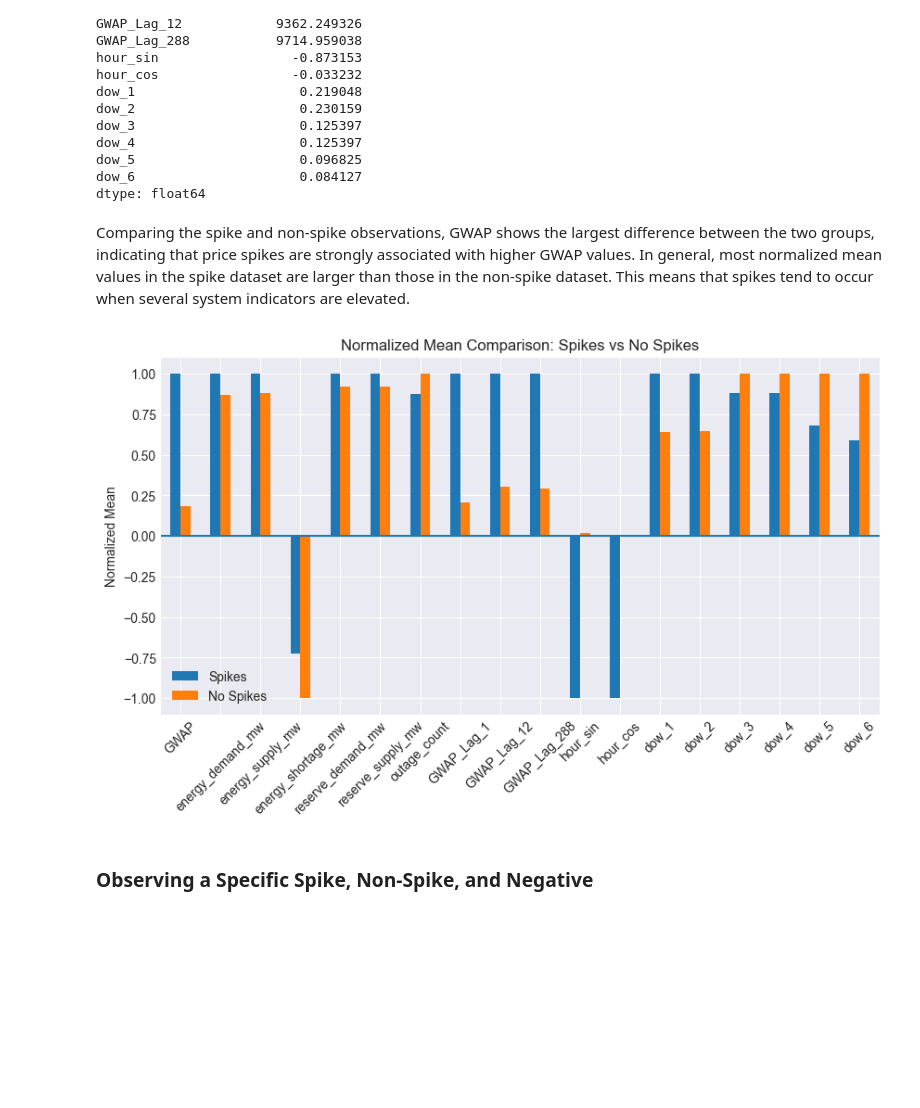
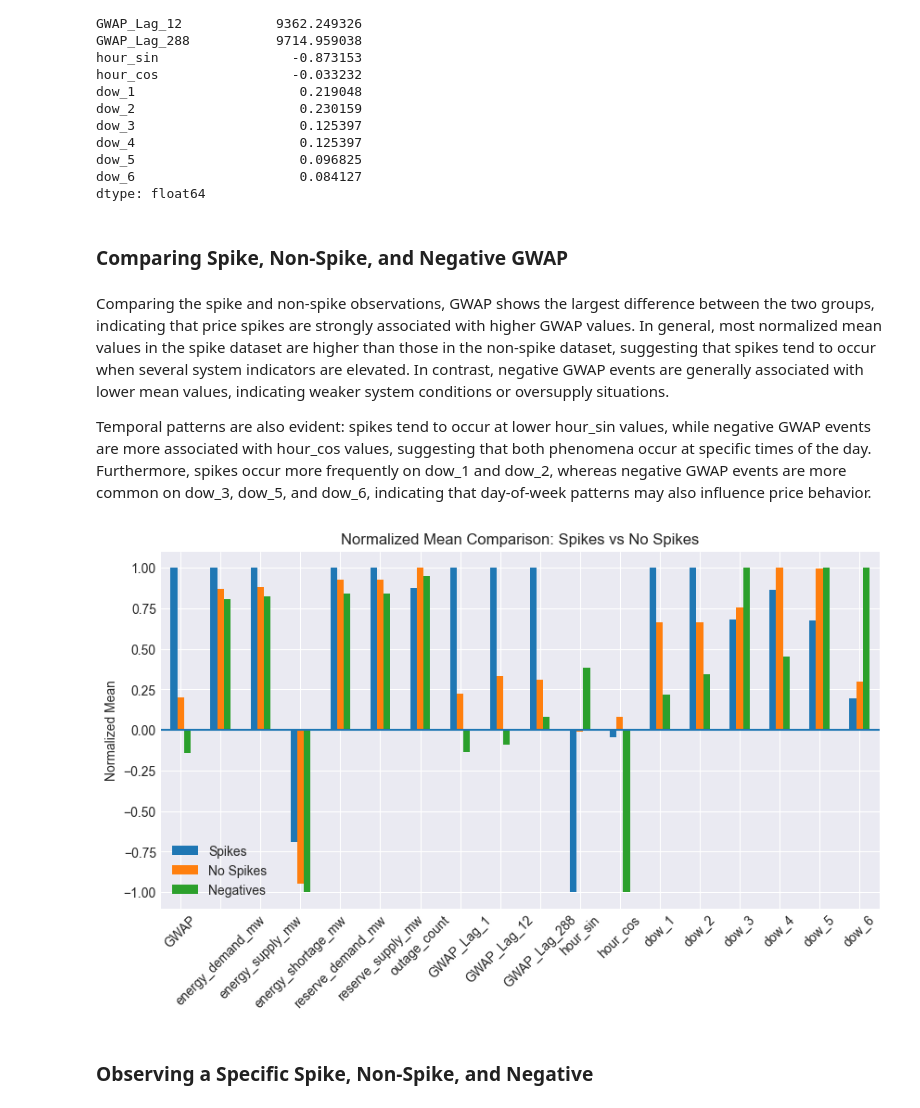
Before and after one commit to haniellejermayn/wesm-price-prediction, a Jupyter notebook: 02_EDA.ipynb, the cells around one changed output. Drawn from its saved outputs; the diff is of its cells as text; code cells hidden in the pictures; blank space fills up the shorter version.

Commit message:
ongoing: gwap comparisons

```diff
--- a/02_EDA.ipynb
+++ b/02_EDA.ipynb
@@ -340,25 +375,33 @@ dow_4                     0.125397
 dow_5                     0.096825
 dow_6                     0.084127
 dtype: float64
+# %% [markdown]
+### Comparing Spike, Non-Spike, and Negative GWAP
 # %% [markdown]
-Comparing the spike and non-spike observations, GWAP shows the largest difference between the two groups, indicating that price spikes are strongly associated with higher GWAP values. In general, most normalized mean values in the spike dataset are larger than those in the non-spike dataset. This means that spikes tend to occur when several system indicators are elevated.
+Comparing the spike and non-spike observations, GWAP shows the largest difference between the two groups, indicating that price spikes are strongly associated with higher GWAP values. In general, most normalized mean values in the spike dataset are higher than those in the non-spike dataset, suggesting that spikes tend to occur when several system indicators are elevated. In contrast, negative GWAP events are generally associated with lower mean values, indicating weaker system conditions or oversupply situations.
+
+Temporal patterns are also evident: spikes tend to occur at lower hour_sin values, while negative GWAP events are more associated with hour_cos values, suggesting that both phenomena occur at specific times of the day. Furthermore, spikes occur more frequently on dow_1 and dow_2, whereas negative GWAP events are more common on dow_3, dow_5, and dow_6, indicating that day-of-week patterns may also influence price behavior.
 # %%
+negatives = df[df["GWAP"] < 0].copy()
+no_spikes = df[(df["GWAP"] <= 10000) & (df["GWAP"] > 0)].copy()
+
 comparison = pd.DataFrame({
     "Spikes": spikes.mean(numeric_only=True),
-    "No Spikes": no_spikes.mean(numeric_only=True)
+    "No Spikes": no_spikes.mean(numeric_only=True),
+    "Negatives": negatives.mean(numeric_only=True)
 })
 
 # Normalize so we can see values less than 0
 comparison_norm = comparison.div(comparison.abs().max(axis=1), axis=0)
 
 comparison_norm.plot(kind="bar", figsize=(10,5))
 plt.axhline(0)
 plt.title("Normalized Mean Comparison: Spikes vs No Spikes")
 plt.ylabel("Normalized Mean")
 plt.xticks(rotation=45)
 plt.show()
 # %% [output]
-[figure, old version]
+[figure, new version]
 # %% [markdown]
 ### Observing a Specific Spike, Non-Spike, and Negative
 # %% [markdown]
```
Also changed, not shown: parts of 12 cells of this notebook, 1 other file.
